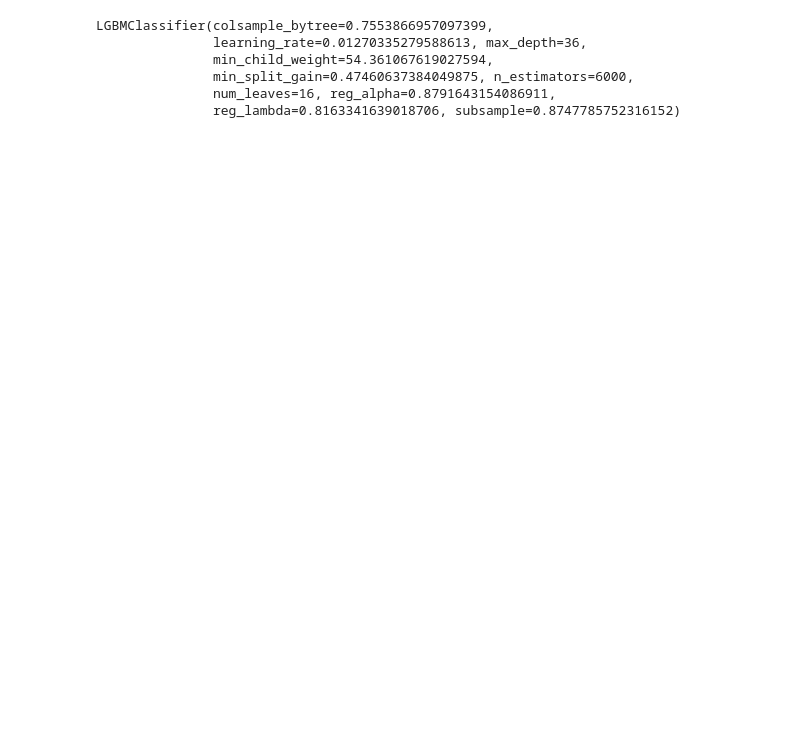
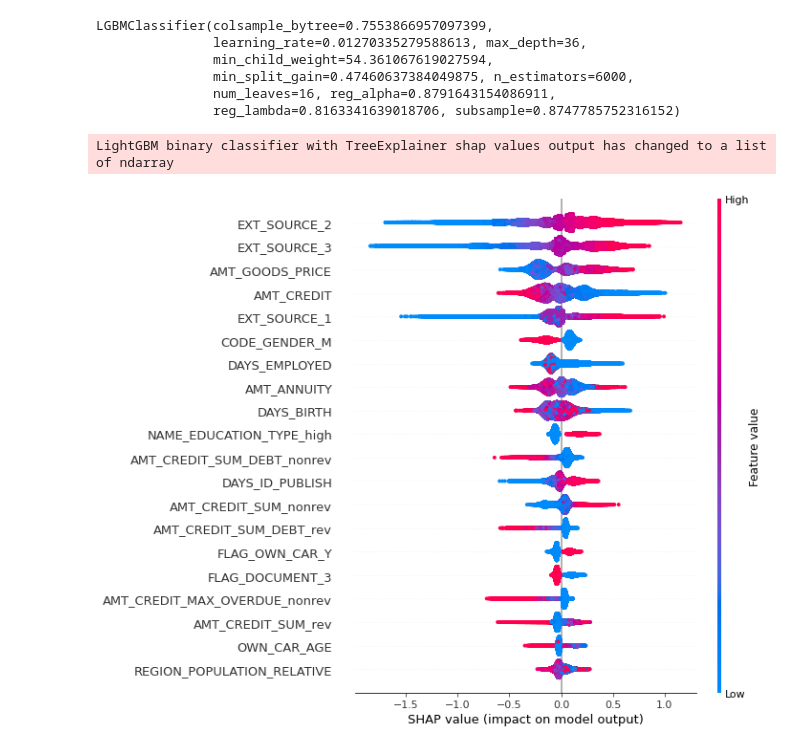
Before and after one commit to suryaiyer/Home-Credit-Default-Risk, a Jupyter notebook: src/Modelling/Modelling_lgbm.ipynb, the cells around one changed output. Saved outputs shown, nothing was run; the diff lists cells and outputs as text; code cells hidden in the pictures; blank space fills up the shorter version.

```diff
--- a/src/Modelling/Modelling_lgbm.ipynb
+++ b/src/Modelling/Modelling_lgbm.ipynb
@@ -288,6 +361,9 @@ params = {'colsample_bytree': 0.7553866957097399,
   'reg_alpha': 0.8791643154086911,
   'reg_lambda': 0.8163341639018706,
   'subsample': 0.8747785752316152}
+# %%
+import re
+X = X.rename(columns = lambda x:re.sub('[^A-Za-z0-9_]+', '', x))
 # %%
 lgbm = LGBMClassifier(**params)
 lgbm.fit(X,y)
@@ -298,3 +374,13 @@ LGBMClassifier(colsample_bytree=0.7553866957097399,
                min_split_gain=0.47460637384049875, n_estimators=6000,
                num_leaves=16, reg_alpha=0.8791643154086911,
                reg_lambda=0.8163341639018706, subsample=0.8747785752316152)
+# %%
+import shap
+explainer = shap.TreeExplainer(lgbm, num_iteration=lgbm.best_iteration_)
+shap_values = explainer.shap_values(X)
+# %% [output]
+LightGBM binary classifier with TreeExplainer shap values output has changed to a list of ndarray
+# %%
+shap.summary_plot(shap_values[0], features=X, feature_names=X.columns)
+# %% [output]
+[figure, added]
```
Also changed, not shown: parts of 18 cells of this notebook, 4 other files.
